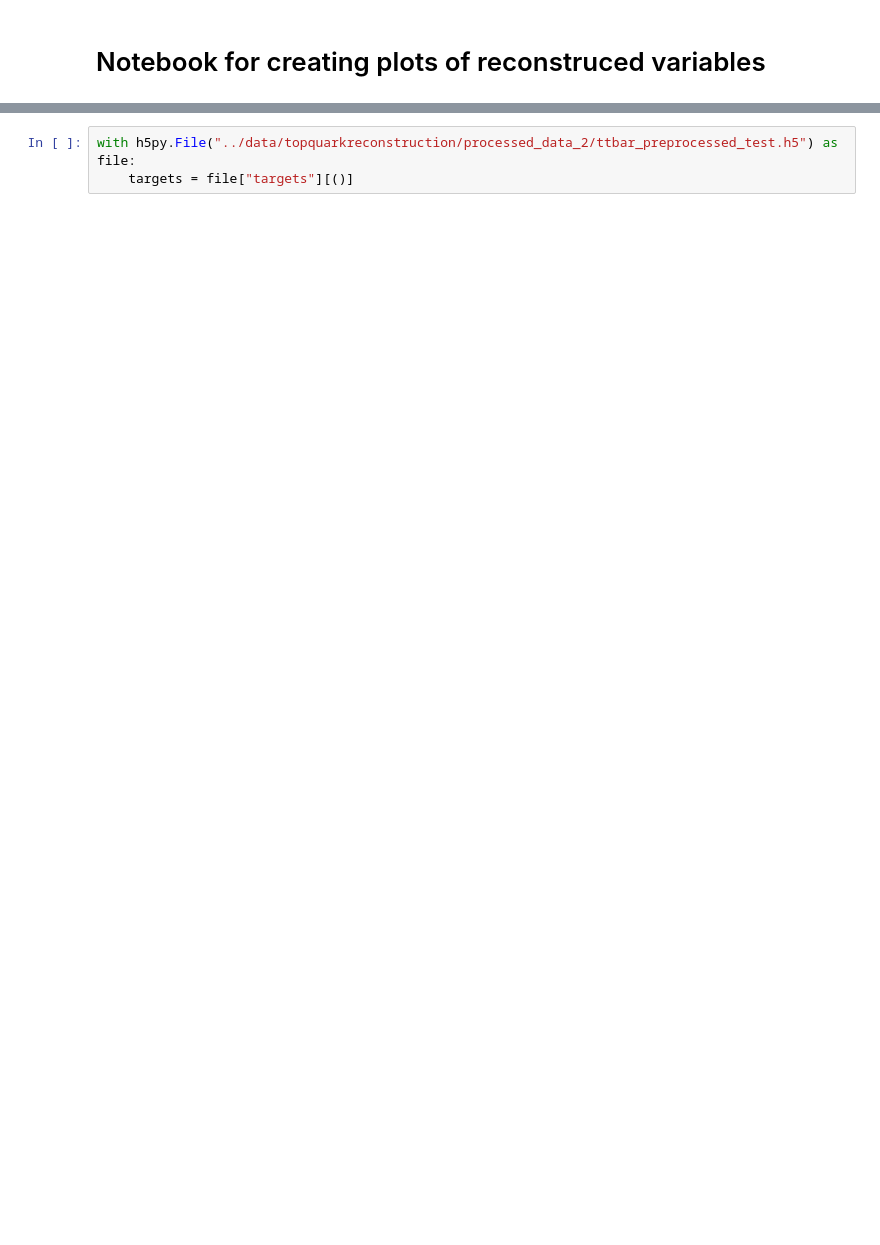
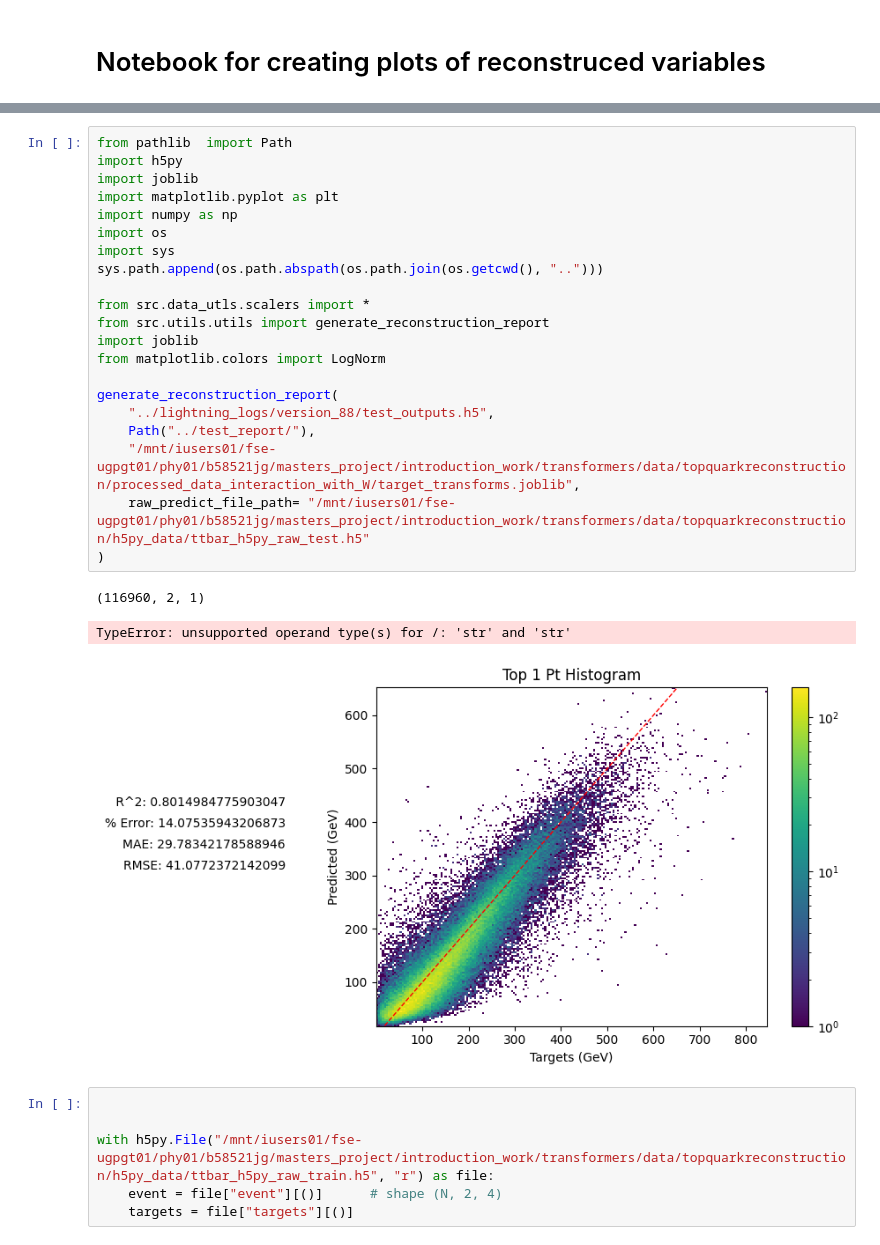
Before and after one commit to jackgoodsall/mphys---top-quark-project, a Jupyter notebook: notebooks/reconstructed_plots.ipynb, the cells around one changed output, grey strips where cells are left out. Saved outputs shown, nothing was run; the diff lists cells and outputs as text; blank space fills up the shorter version.

```diff
--- a/notebooks/reconstructed_plots.ipynb
+++ b/notebooks/reconstructed_plots.ipynb
@@ -55,3 +3,31 @@ plt.show()
+# %%
+from pathlib  import Path
+import h5py
+import joblib
+import matplotlib.pyplot as plt
+import numpy as np
+import os
+import sys
+sys.path.append(os.path.abspath(os.path.join(os.getcwd(), "..")))
+
+from src.data_utls.scalers import *
+from src.utils.utils import generate_reconstruction_report
+import joblib
+from matplotlib.colors import LogNorm
+
+generate_reconstruction_report(
+    "../lightning_logs/version_88/test_outputs.h5",
+    Path("../test_report/"),
+    "/mnt/iusers01/fse-ugpgt01/phy01/b58521jg/masters_project/introduction_work/transformers/data/topquarkreconstruction/processed_data_interaction_with_W/target_transforms.joblib",
+    raw_predict_file_path= "/mnt/iusers01/fse-ugpgt01/phy01/b58521jg/masters_project/introduction_work/transformers/data/topquarkreconstruction/h5py_data/ttbar_h5py_raw_test.h5"
+)
+# %% [output]
+(116960, 2, 1)
+TypeError: unsupported operand type(s) for /: 'str' and 'str'
+[figure, added]
 # %%
-with h5py.File("../data/topquarkreconstruction/processed_data_2/ttbar_preprocessed_test.h5") as file:
+
+
+with h5py.File("/mnt/iusers01/fse-ugpgt01/phy01/b58521jg/masters_project/introduction_work/transformers/data/topquarkreconstruction/h5py_data/ttbar_h5py_raw_train.h5", "r") as file:
+    event = file["event"][()]      # shape (N, 2, 4)
     targets = file["targets"][()]
```
Also changed, not shown: parts of 6 cells of this notebook, 14 other files.
